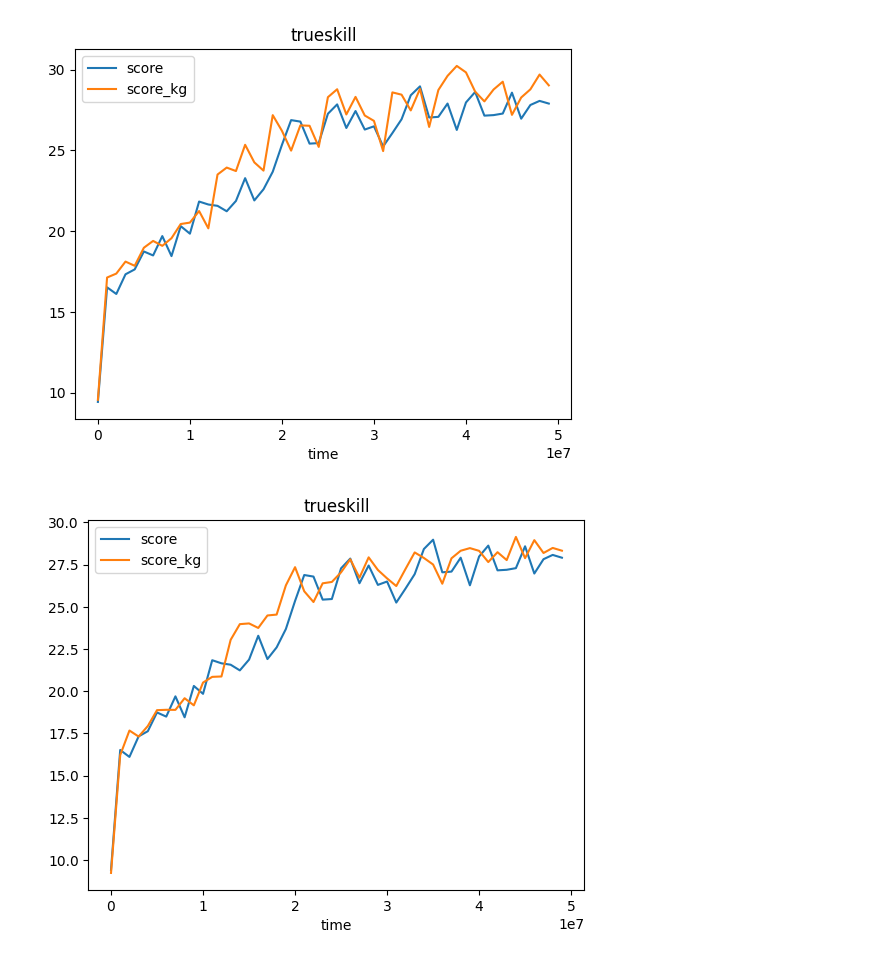
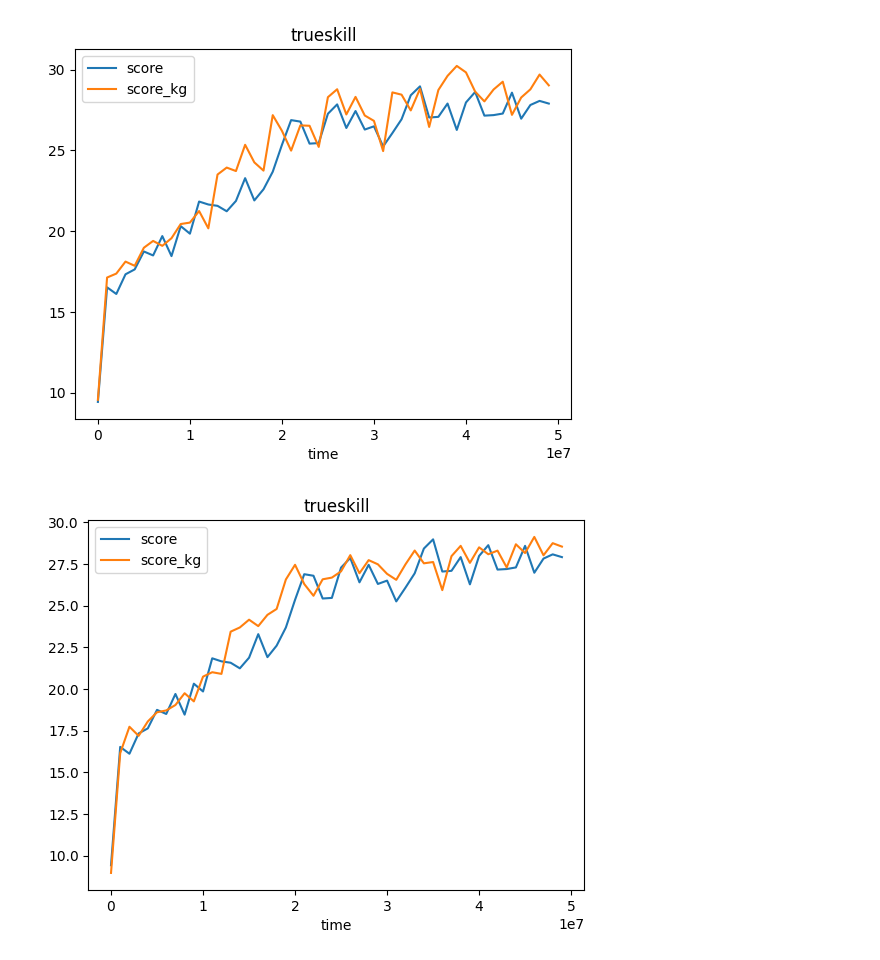
Before and after one commit to adFrej/kg-rl-rts, a Jupyter notebook: training_loss.ipynb, the cells around one changed output. Saved outputs shown, nothing was run; the diff lists cells and outputs as text; code cells hidden in the pictures.

```diff
--- a/training_loss.ipynb
+++ b/training_loss.ipynb
@@ -146,18 +162,20 @@ draw_score_by_list([
 # %% [output]
 [figure]
 # %%
+# all
 draw_score_by_list([
     r"MicroRTSGridModeVecEnv__ppo_gridnet____8__1724231973",
     r"MicroRTSGridModeVecEnv__ppo_gridnet____9__1724275145",
     r"MicroRTSGridModeVecEnv__ppo_gridnet____10__1724368618",
 ], [
     r"MicroRTSGridModeVecEnv__ppo_gridnet__prior__kg4__14__1724457135",
     r"MicroRTSGridModeVecEnv__ppo_gridnet__prior__kg4__15__1724534230",
     r"MicroRTSGridModeVecEnv__ppo_gridnet__prior__kg4__16__1724630180",
     r"MicroRTSGridModeVecEnv__ppo_gridnet__prior__kg4__17__1724710233",
     r"MicroRTSGridModeVecEnv__ppo_gridnet__prior__kg4__18__1724755293",
     r"MicroRTSGridModeVecEnv__ppo_gridnet__prior__kg4__19__1724800106",
     r"MicroRTSGridModeVecEnv__ppo_gridnet__prior__kg4__20__1724892087",
+    r"MicroRTSGridModeVecEnv__ppo_gridnet__prior__kg4__21__1724948565",
 ])
 # %% [output]
-[figure, old version]
+[figure, new version]
```
Also changed, not shown: parts of 9 cells of this notebook, 51 other files.
